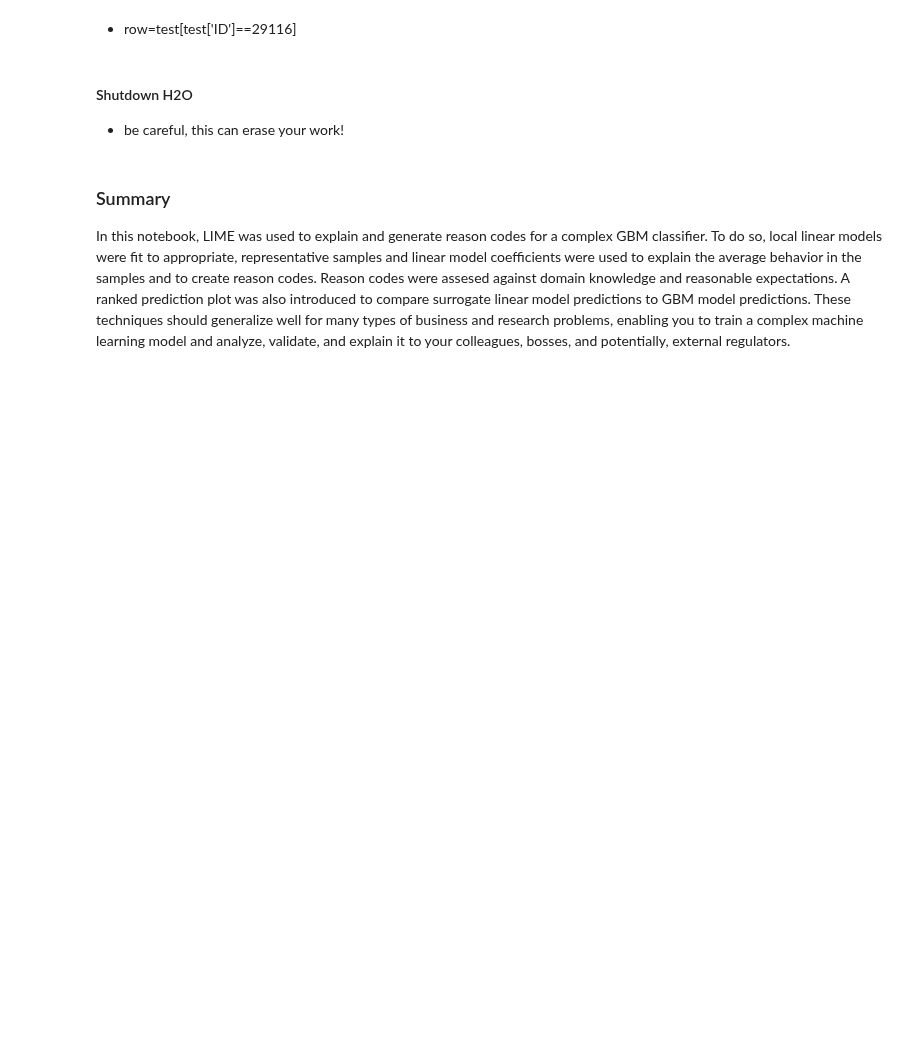
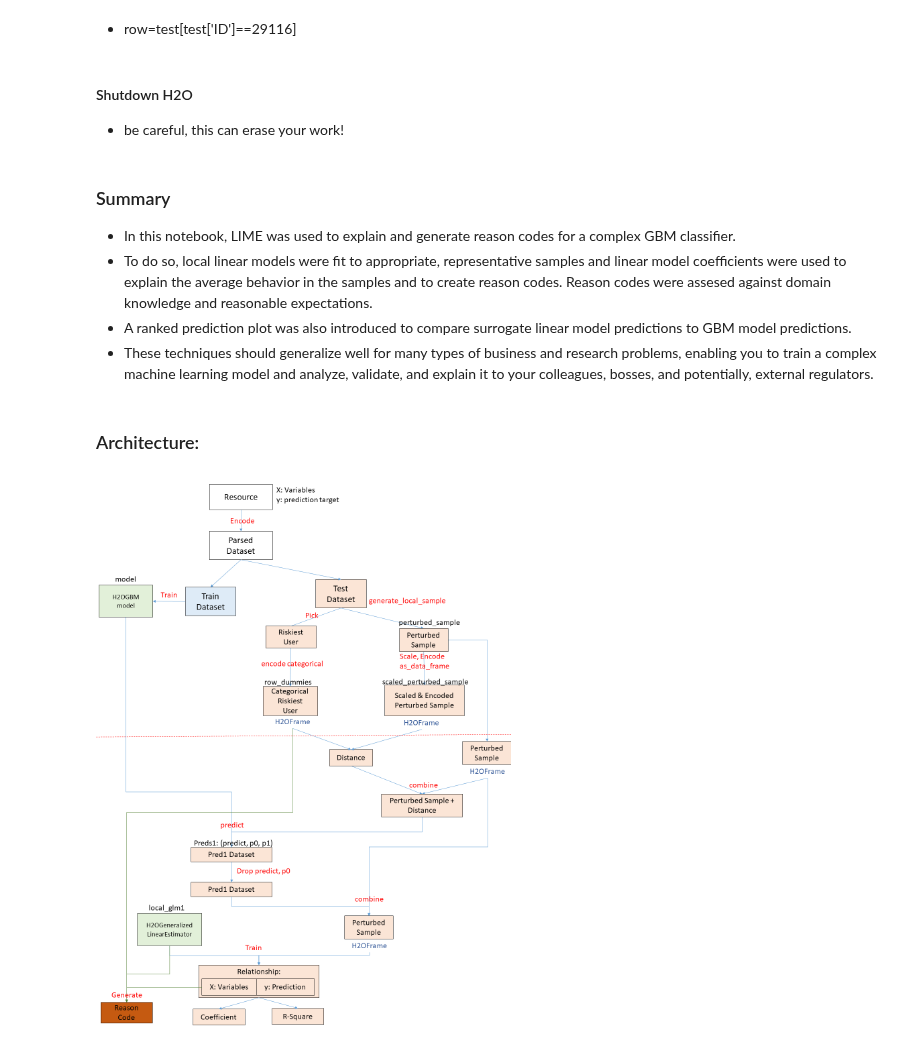
Before and after one commit to ziweifan177/Data_Science_Pilot, a Jupyter notebook: NortheasternUniversity-AISkunk Club/AIaddin-An automatic model intrepretability platform/Project/AI-addin Interpretability-CreditCard_LIME.ipynb, the cells around one changed output. Cells and saved outputs as stored; diff of their text form; code cells hidden in the pictures; blank space fills up the shorter version.

```diff
--- a/NortheasternUniversity-AISkunk Club/AIaddin-An automatic model intrepretability platform/Project/AI-addin Interpretability-CreditCard_LIME.ipynb
+++ b/NortheasternUniversity-AISkunk Club/AIaddin-An automatic model intrepretability platform/Project/AI-addin Interpretability-CreditCard_LIME.ipynb
@@ -604,3 +683,13 @@ plot_local_contrib(row, local_glm2, X)
 # %% [markdown]
 ### Summary
-In this notebook, LIME was used to explain and generate reason codes for a complex GBM classifier. To do so, local linear models were fit to appropriate, representative samples and linear model coefficients were used to explain the average behavior in the samples and to create reason codes. Reason codes were assesed against domain knowledge and reasonable expectations. A ranked prediction plot was also introduced to compare surrogate linear model predictions to GBM model predictions. These techniques should generalize well for many types of business and research problems, enabling you to train a complex machine learning model and analyze, validate, and explain it to your colleagues, bosses, and potentially, external regulators.
+- In this notebook, LIME was used to explain and generate reason codes for a complex GBM classifier.
+- To do so, local linear models were fit to appropriate, representative samples and linear model coefficients were used to explain the average behavior in the samples and to create reason codes. Reason codes were assesed against domain knowledge and reasonable expectations.
+- A ranked prediction plot was also introduced to compare surrogate linear model predictions to GBM model predictions.
+- These techniques should generalize well for many types of business and research problems, enabling you to train a complex machine learning model and analyze, validate, and explain it to your colleagues, bosses, and potentially, external regulators.
+# %% [markdown]
+### Architecture:
+# %%
+from IPython.display import Image
+Image(filename='Image/CreditCard_LIME_Archi-2.png')
+# %% [output]
+[figure, added]
```
Also changed, not shown: parts of 20 cells of this notebook.
